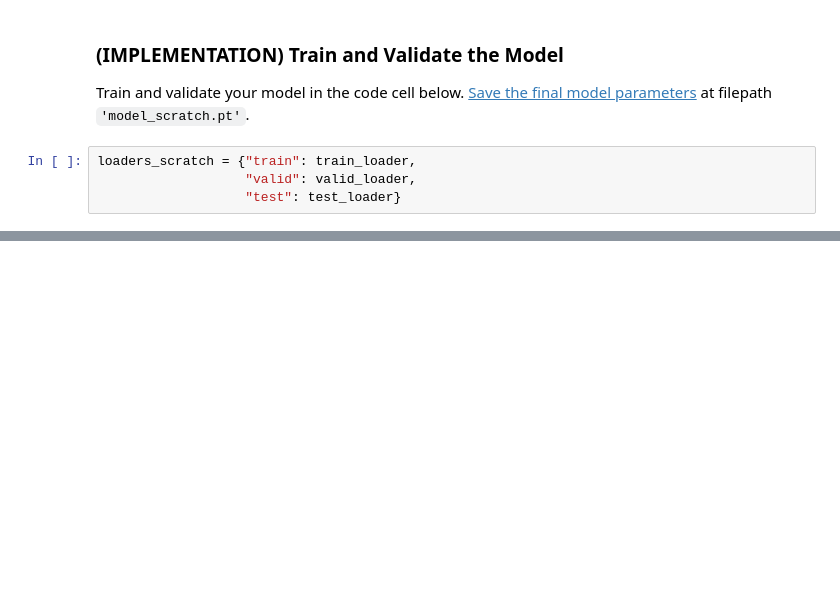
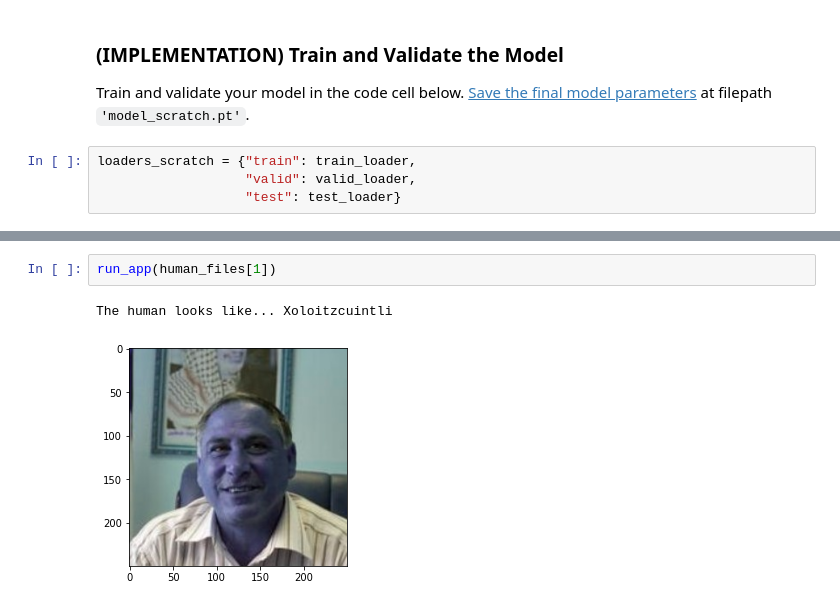
Before and after one commit to bwbelljr/ud_dl_nd, a Jupyter notebook: 3_cnns/project_dog_breed_classifier/dog_app.ipynb, the cells around one changed output, grey strips where cells are left out. Cells and saved outputs as stored; diff of their text form; blank space fills up the shorter version.

```diff
--- a/3_cnns/project_dog_breed_classifier/dog_app.ipynb
+++ b/3_cnns/project_dog_breed_classifier/dog_app.ipynb
@@ -700,0 +999,5 @@ Test Accuracy:  1% (10/836)
+# %%
+run_app(human_files[1])
+# %% [output]
+The human looks like... Xoloitzcuintli
+[figure, added]
```
Also changed, not shown: parts of 46 cells of this notebook, 2 other files.
